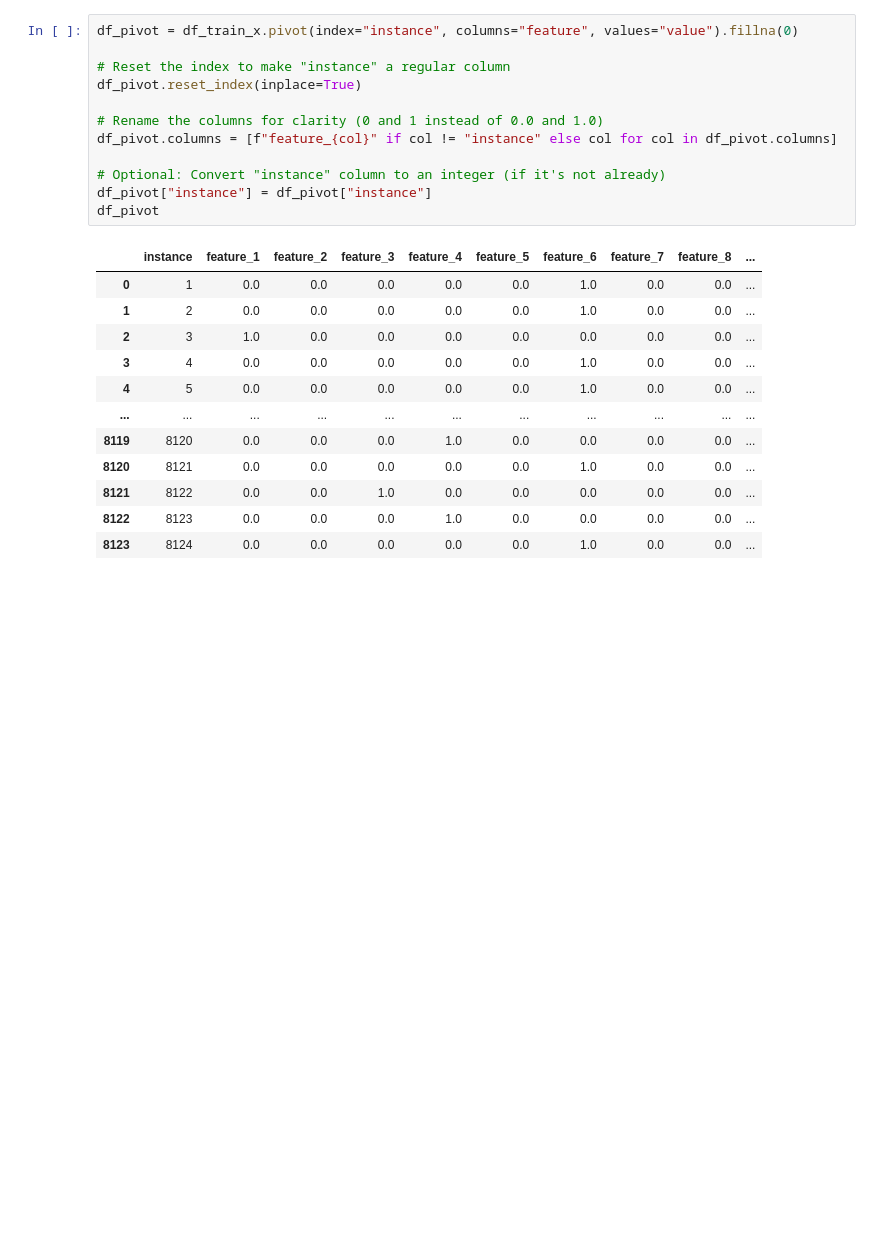
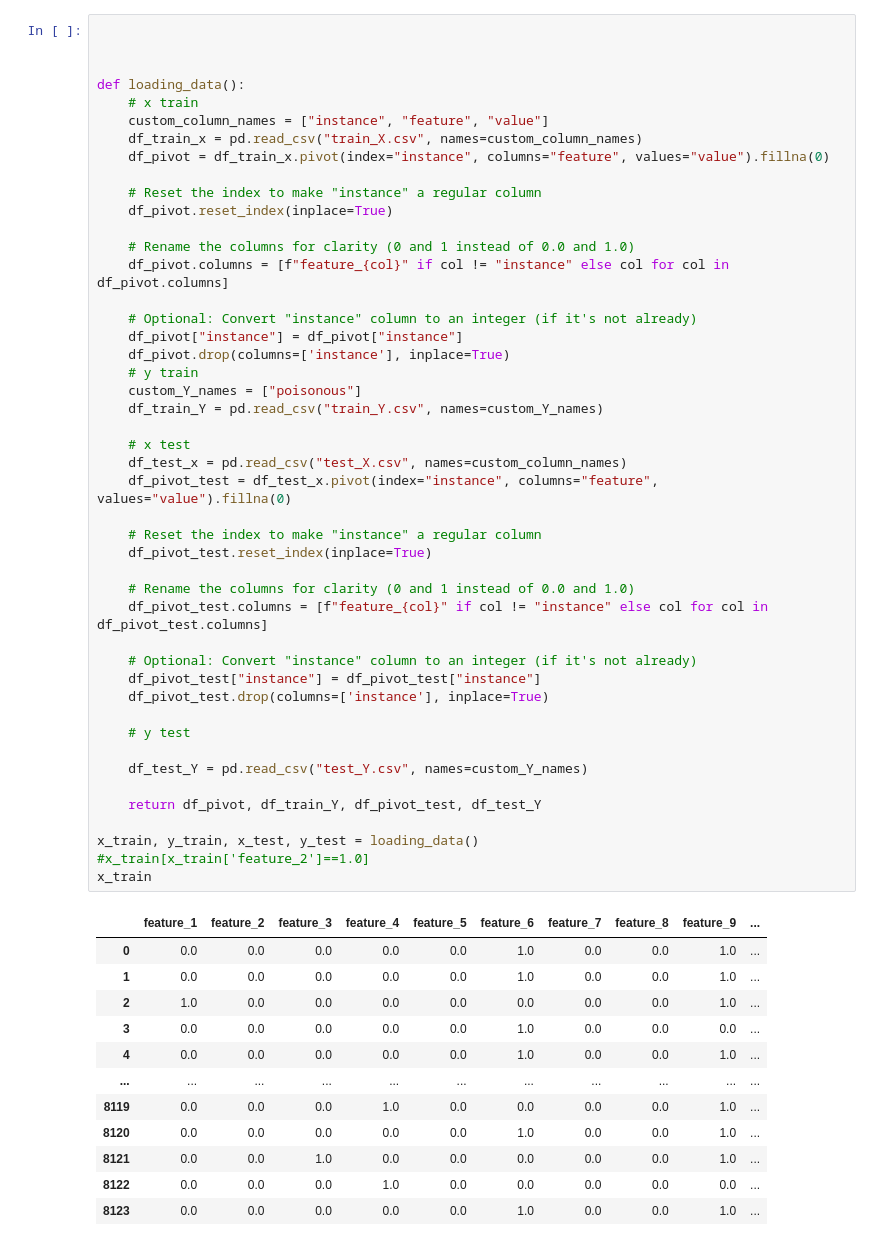
Before and after one commit to GhazaleZe/Investigate_Classifiers, a Jupyter notebook: Mushroom.ipynb, the cells around one changed output. Saved outputs shown, nothing was run; the diff lists cells and outputs as text; blank space fills up the shorter version.

```diff
--- a/Mushroom.ipynb
+++ b/Mushroom.ipynb
@@ -81,25 +26,59 @@ df_test_Y
 # %%
-df_pivot = df_train_x.pivot(index="instance", columns="feature", values="value").fillna(0)
 
-# Reset the index to make "instance" a regular column
-df_pivot.reset_index(inplace=True)
 
-# Rename the columns for clarity (0 and 1 instead of 0.0 and 1.0)
-df_pivot.columns = [f"feature_{col}" if col != "instance" else col for col in df_pivot.columns]
 
-# Optional: Convert "instance" column to an integer (if it's not already)
-df_pivot["instance"] = df_pivot["instance"]
-df_pivot
+def loading_data():
+    # x train
+    custom_column_names = ["instance", "feature", "value"]
+    df_train_x = pd.read_csv("train_X.csv", names=custom_column_names)
+    df_pivot = df_train_x.pivot(index="instance", columns="feature", values="value").fillna(0)
+
+    # Reset the index to make "instance" a regular column
+    df_pivot.reset_index(inplace=True)
+
+    # Rename the columns for clarity (0 and 1 instead of 0.0 and 1.0)
+    df_pivot.columns = [f"feature_{col}" if col != "instance" else col for col in df_pivot.columns]
+
+    # Optional: Convert "instance" column to an integer (if it's not already)
+    df_pivot["instance"] = df_pivot["instance"]
+    df_pivot.drop(columns=['instance'], inplace=True)
+    # y train
+    custom_Y_names = ["poisonous"]
+    df_train_Y = pd.read_csv("train_Y.csv", names=custom_Y_names)
+
+    # x test
+    df_test_x = pd.read_csv("test_X.csv", names=custom_column_names)
+    df_pivot_test = df_test_x.pivot(index="instance", columns="feature", values="value").fillna(0)
+
+    # Reset the index to make "instance" a regular column
+    df_pivot_test.reset_index(inplace=True)
+
+    # Rename the columns for clarity (0 and 1 instead of 0.0 and 1.0)
+    df_pivot_test.columns = [f"feature_{col}" if col != "instance" else col for col in df_pivot_test.columns]
+
+    # Optional: Convert "instance" column to an integer (if it's not already)
+    df_pivot_test["instance"] = df_pivot_test["instance"]
+    df_pivot_test.drop(columns=['instance'], inplace=True)
+
+    # y test
+
+    df_test_Y = pd.read_csv("test_Y.csv", names=custom_Y_names)
+
+    return df_pivot, df_train_Y, df_pivot_test, df_test_Y
+
+x_train, y_train, x_test, y_test = loading_data()
+#x_train[x_train['feature_2']==1.0]
+x_train
 # %% [output]
-|  | instance | feature_1 | feature_2 | feature_3 | feature_4 | feature_5 | feature_6 | feature_7 | feature_8 | ... |
-| 0 | 1 | 0.0 | 0.0 | 0.0 | 0.0 | 0.0 | 1.0 | 0.0 | 0.0 | ... |
-| 1 | 2 | 0.0 | 0.0 | 0.0 | 0.0 | 0.0 | 1.0 | 0.0 | 0.0 | ... |
-| 2 | 3 | 1.0 | 0.0 | 0.0 | 0.0 | 0.0 | 0.0 | 0.0 | 0.0 | ... |
-| 3 | 4 | 0.0 | 0.0 | 0.0 | 0.0 | 0.0 | 1.0 | 0.0 | 0.0 | ... |
-| 4 | 5 | 0.0 | 0.0 | 0.0 | 0.0 | 0.0 | 1.0 | 0.0 | 0.0 | ... |
+|  | feature_1 | feature_2 | feature_3 | feature_4 | feature_5 | feature_6 | feature_7 | feature_8 | feature_9 | ... |
+| 0 | 0.0 | 0.0 | 0.0 | 0.0 | 0.0 | 1.0 | 0.0 | 0.0 | 1.0 | ... |
+| 1 | 0.0 | 0.0 | 0.0 | 0.0 | 0.0 | 1.0 | 0.0 | 0.0 | 1.0 | ... |
+| 2 | 1.0 | 0.0 | 0.0 | 0.0 | 0.0 | 0.0 | 0.0 | 0.0 | 1.0 | ... |
+| 3 | 0.0 | 0.0 | 0.0 | 0.0 | 0.0 | 1.0 | 0.0 | 0.0 | 0.0 | ... |
+| 4 | 0.0 | 0.0 | 0.0 | 0.0 | 0.0 | 1.0 | 0.0 | 0.0 | 1.0 | ... |
 | ... | ... | ... | ... | ... | ... | ... | ... | ... | ... | ... |
-| 8119 | 8120 | 0.0 | 0.0 | 0.0 | 1.0 | 0.0 | 0.0 | 0.0 | 0.0 | ... |
-| 8120 | 8121 | 0.0 | 0.0 | 0.0 | 0.0 | 0.0 | 1.0 | 0.0 | 0.0 | ... |
-| 8121 | 8122 | 0.0 | 0.0 | 1.0 | 0.0 | 0.0 | 0.0 | 0.0 | 0.0 | ... |
-| 8122 | 8123 | 0.0 | 0.0 | 0.0 | 1.0 | 0.0 | 0.0 | 0.0 | 0.0 | ... |
-| 8123 | 8124 | 0.0 | 0.0 | 0.0 | 0.0 | 0.0 | 1.0 | 0.0 | 0.0 | ... |
+| 8119 | 0.0 | 0.0 | 0.0 | 1.0 | 0.0 | 0.0 | 0.0 | 0.0 | 1.0 | ... |
+| 8120 | 0.0 | 0.0 | 0.0 | 0.0 | 0.0 | 1.0 | 0.0 | 0.0 | 1.0 | ... |
+| 8121 | 0.0 | 0.0 | 1.0 | 0.0 | 0.0 | 0.0 | 0.0 | 0.0 | 1.0 | ... |
+| 8122 | 0.0 | 0.0 | 0.0 | 1.0 | 0.0 | 0.0 | 0.0 | 0.0 | 0.0 | ... |
+| 8123 | 0.0 | 0.0 | 0.0 | 0.0 | 0.0 | 1.0 | 0.0 | 0.0 | 1.0 | ... |
```
Also changed, not shown: parts of 17 cells of this notebook, 1 other file.
